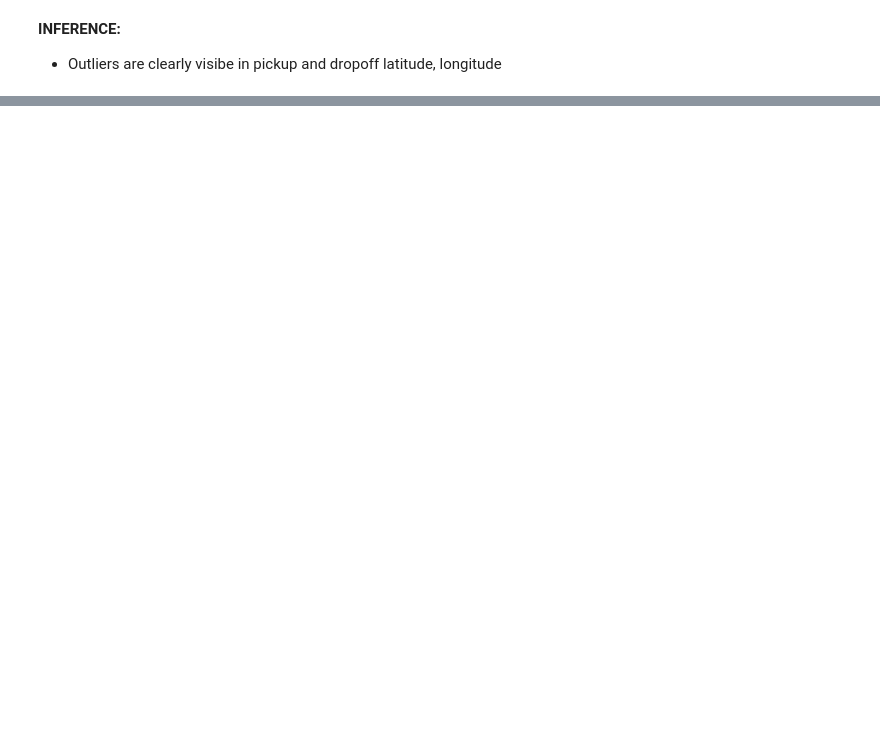
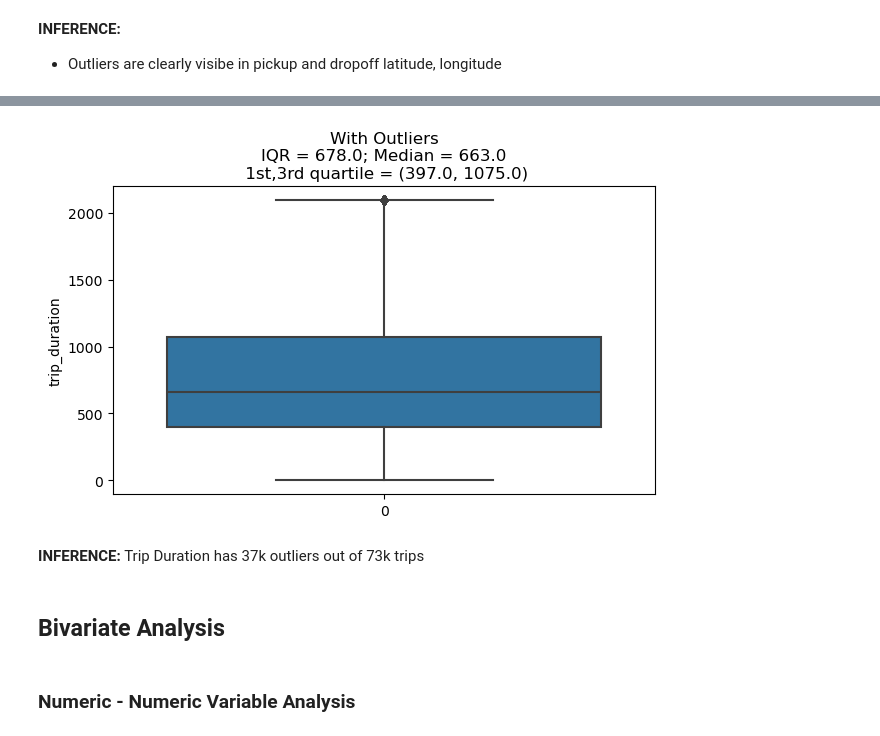
Before and after one commit to jksingh07/Data-Science-Projects, a Jupyter notebook: NYC Taxi Trip Durartion/EDA - NYC Taxi Trip Duration.ipynb, the cells around one changed output, grey strips where cells are left out. Drawn from its saved outputs; the diff is of its cells as text; code cells hidden in the pictures; blank space fills up the shorter version.

Commit message:
ADD: added Bivariate and Multivariate analysis

```diff
--- a/NYC Taxi Trip Durartion/EDA - NYC Taxi Trip Duration.ipynb
+++ b/NYC Taxi Trip Durartion/EDA - NYC Taxi Trip Duration.ipynb
@@ -460,0 +465,11 @@ UVA_outlier(df, numeric_columns, include_outlier=False)
+# %%
+UVA_outlier(df, ['trip_duration',], include_outlier=False)
+# %% [output]
+[figure, added]
+# %% [markdown]
+**INFERENCE:**
+Trip Duration has 37k outliers out of 73k trips
+# %% [markdown]
+## Bivariate Analysis
+# %% [markdown]
+### Numeric - Numeric Variable Analysis
```
Also changed, not shown: parts of 37 cells of this notebook.
